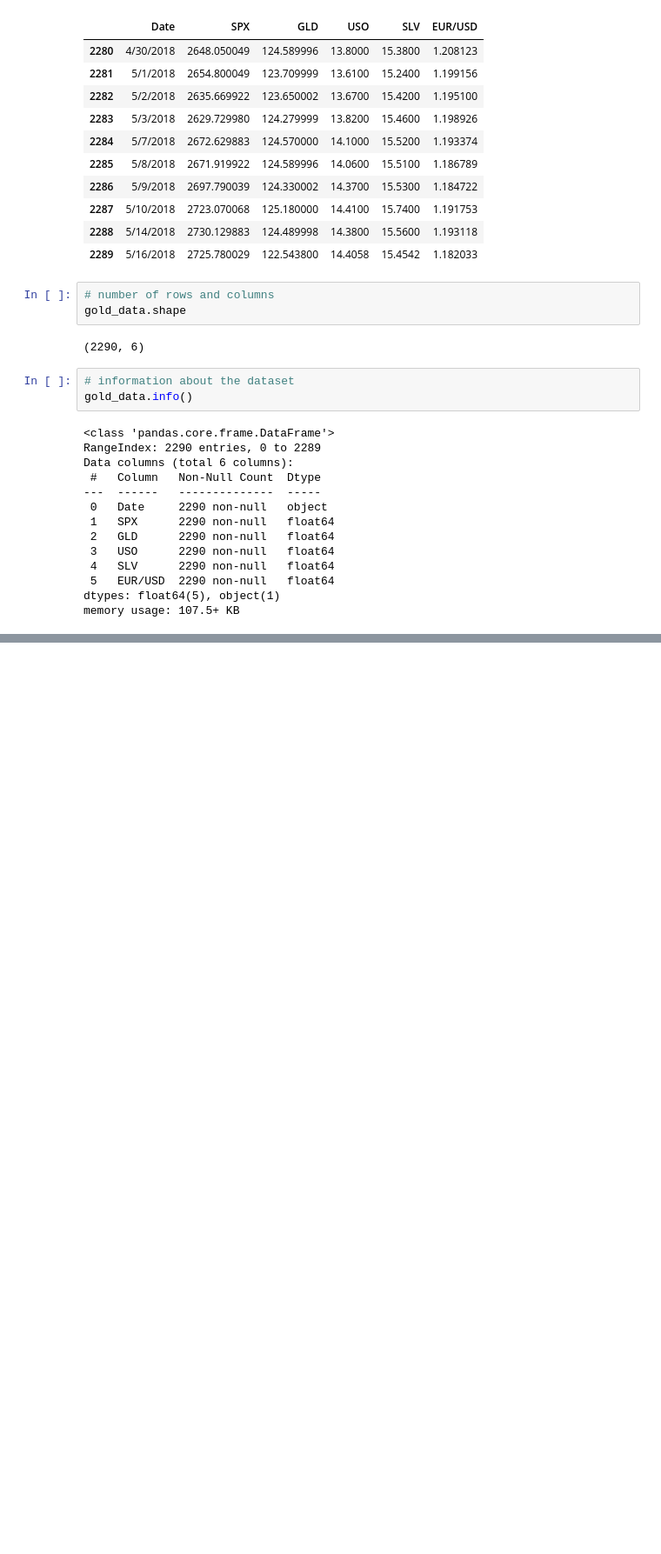
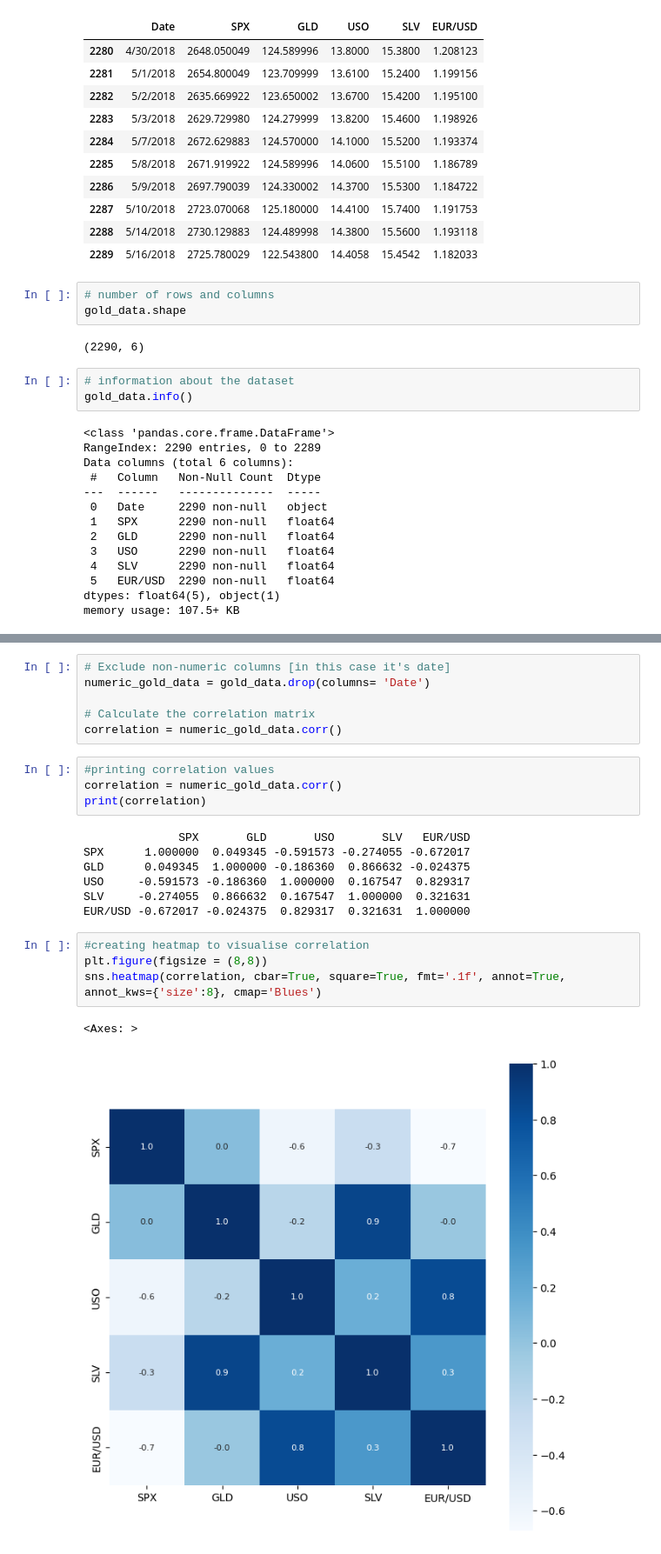
Before and after one commit to Ste881/Forecasting-Gold-Price, a Jupyter notebook: Forecasting_Gold_Prices.ipynb, the cells around one changed output, grey strips where cells are left out. Shown at 87% size. Saved outputs shown, nothing was run; the diff lists cells and outputs as text; blank space fills up the shorter version.

Commit message:
Data Preprocessing

```diff
--- a/Forecasting_Gold_Prices.ipynb
+++ b/Forecasting_Gold_Prices.ipynb
@@ -65,0 +94,24 @@ memory usage: 107.5+ KB
+# %%
+# Exclude non-numeric columns [in this case it's date]
+numeric_gold_data = gold_data.drop(columns= 'Date')
+
+# Calculate the correlation matrix
+correlation = numeric_gold_data.corr()
+# %%
+#printing correlation values
+correlation = numeric_gold_data.corr()
+print(correlation)
+# %% [output]
+              SPX       GLD       USO       SLV   EUR/USD
+SPX      1.000000  0.049345 -0.591573 -0.274055 -0.672017
+GLD      0.049345  1.000000 -0.186360  0.866632 -0.024375
+USO     -0.591573 -0.186360  1.000000  0.167547  0.829317
+SLV     -0.274055  0.866632  0.167547  1.000000  0.321631
+EUR/USD -0.672017 -0.024375  0.829317  0.321631  1.000000
+# %%
+#creating heatmap to visualise correlation
+plt.figure(figsize = (8,8))
+sns.heatmap(correlation, cbar=True, square=True, fmt='.1f', annot=True, annot_kws={'size':8}, cmap='Blues')
+# %% [output]
+<Axes: >
+[figure, added]
```
Also changed, not shown: parts of 6 cells of this notebook.
